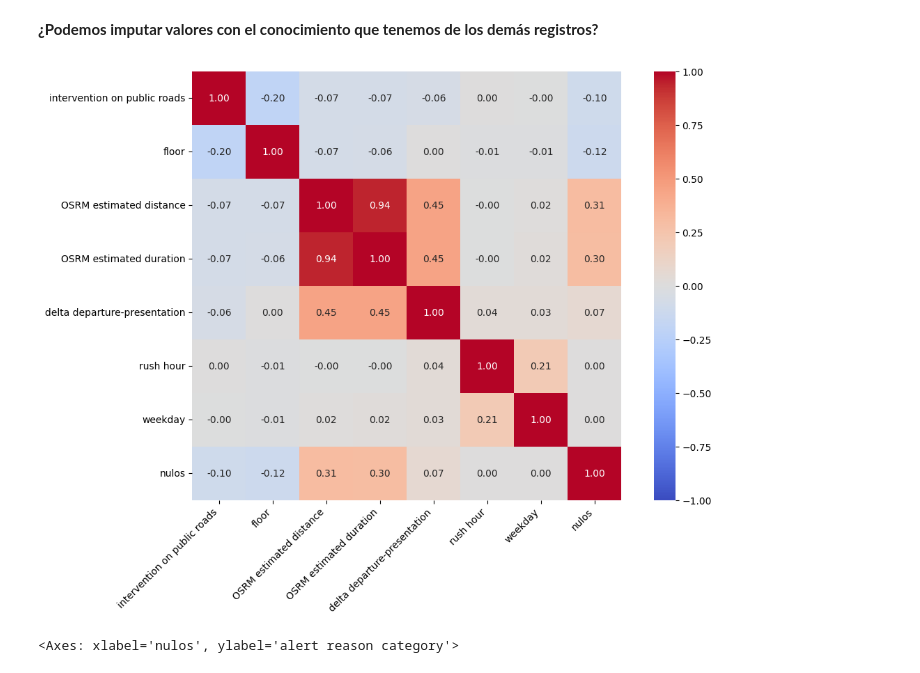
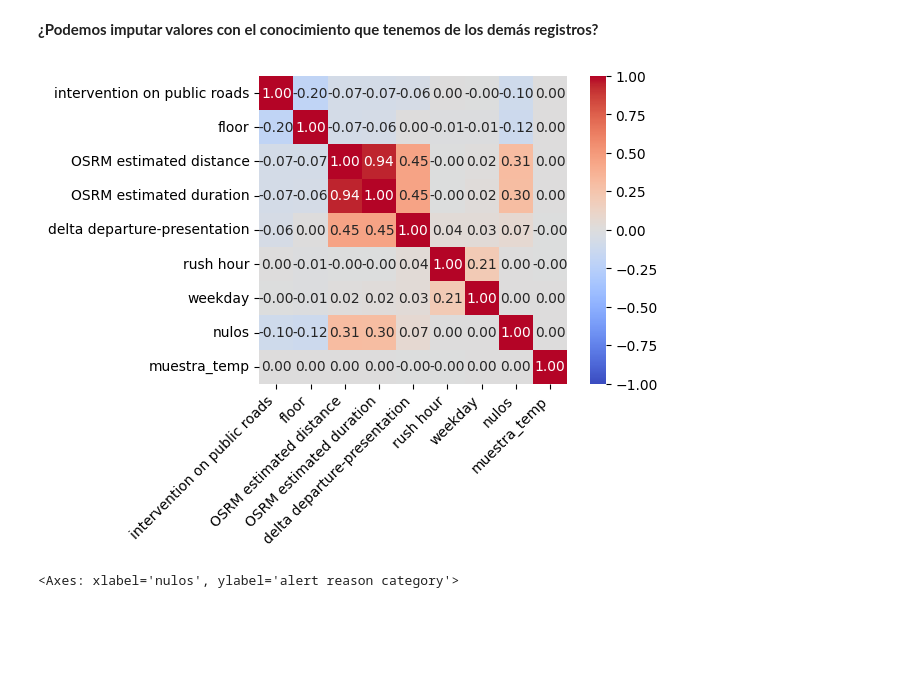
Before and after one commit to AnIsAsPe/Regresion-Robusta-para-estimar-tiempo-de-respuesta-de-un-servicio-de-emergencia, a Jupyter notebook: Notebooks/1_Response_time_Paris_Fire_Brigade.ipynb, the cells around one changed output. Saved outputs shown, nothing was run; the diff lists cells and outputs as text; code cells hidden in the pictures; blank space fills up the shorter version.

```diff
--- a/Notebooks/1_Response_time_Paris_Fire_Brigade.ipynb
+++ b/Notebooks/1_Response_time_Paris_Fire_Brigade.ipynb
@@ -364,0 +355,10 @@ La siguiente celda de código ejemplifica cómo la distribución de la etiqueta
+# %%
+# Creamos una Serie boleana de mismo tamaño que el dataset simulando nulos distribuidos uniformemente.
+
+tam_muestra = 12710
+df['muestra_temp'] = np.where(df.index.isin(df.sample(tam_muestra).index), 1 ,0)
+
+sns.boxplot(x = 'muestra_temp' , y = 'delta departure-presentation',
+            hue= 'muestra_temp', data = df,
+            showfliers=False)
+plt.show()
@@ -366,9 +368,9 @@ La siguiente celda de código ejemplifica cómo la distribución de la etiqueta
 **¿Podemos imputar valores con el conocimiento que tenemos de los demás registros?**
 # %%
 col_numericas = list(df.select_dtypes(include=['int64', 'float64', 'bool']).columns)
-correlacion(df[col_numericas])
+_ = correlacion(df[col_numericas])
 # %% [output]
-[figure, old version]
+[figure, new version]
 # %%
 tabla = (pd.crosstab(df['alert reason category'],df['nulos'], normalize = 'columns')*100)
 
```
Also changed, not shown: parts of 12 cells of this notebook.
